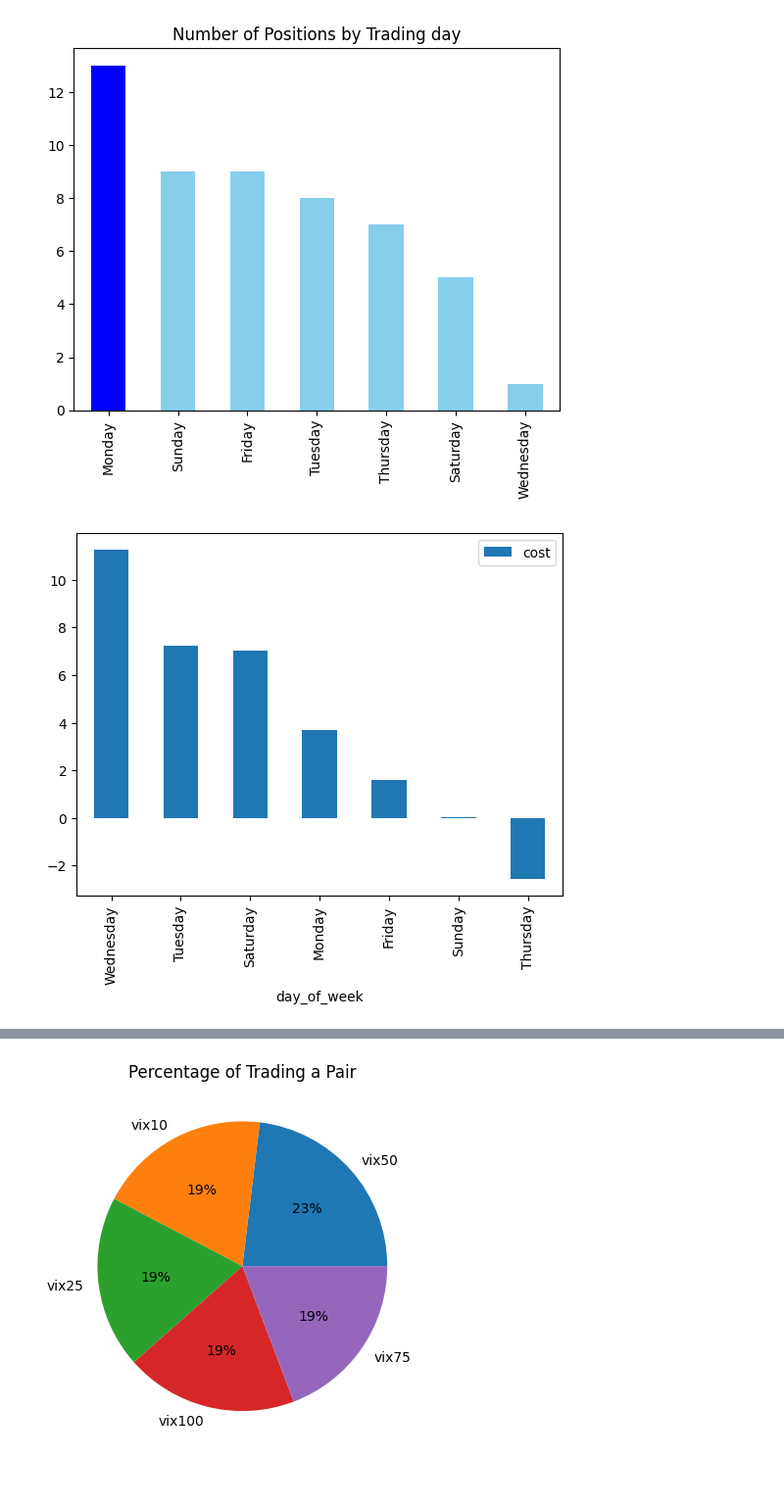
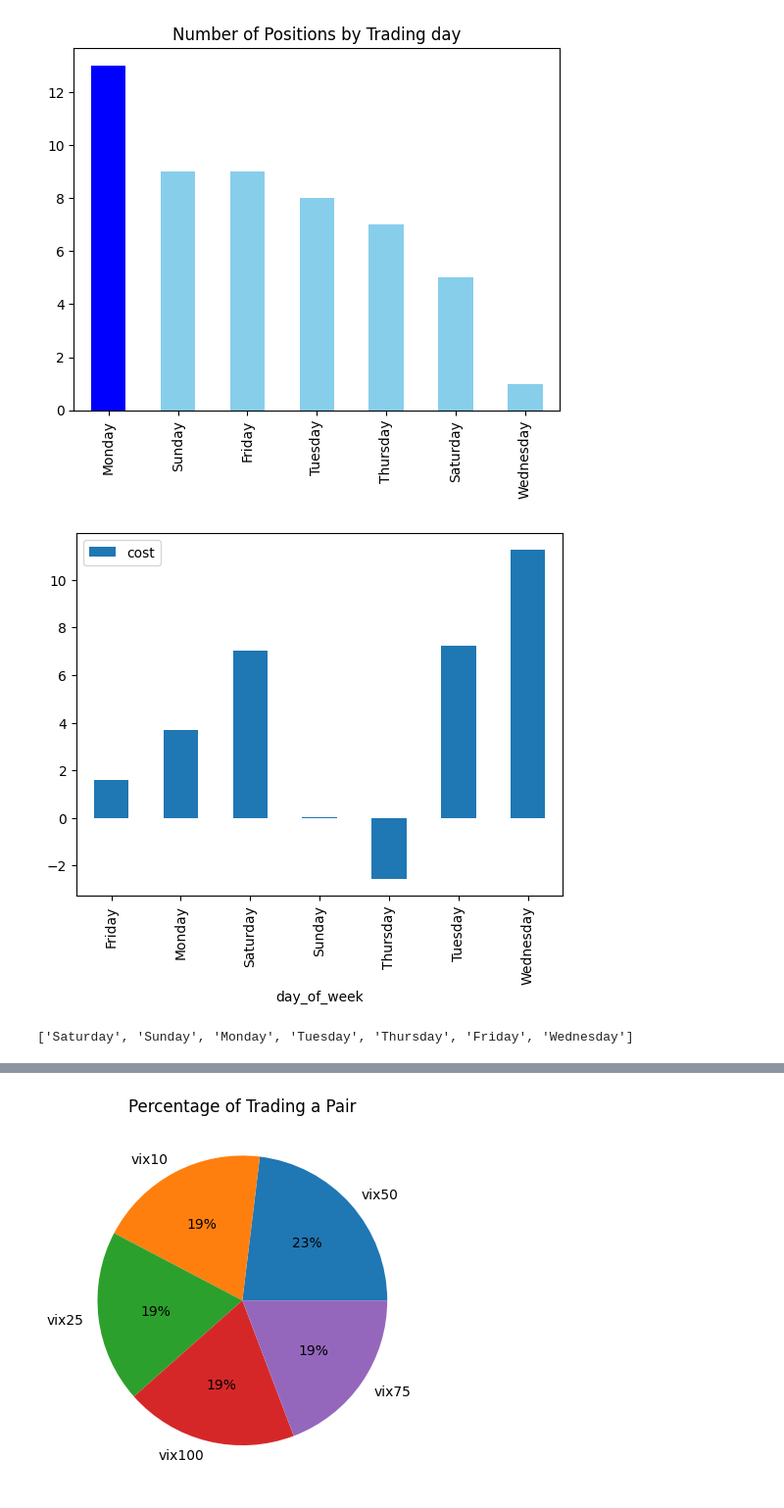
Before and after one commit to ToluPaul/forex, a Jupyter notebook: forex_pred.ipynb, the cells around one changed output, grey strips where cells are left out. Shown at 98% size. Cells and saved outputs as stored; diff of their text form; code cells hidden in the pictures.

```diff
--- a/forex_pred.ipynb
+++ b/forex_pred.ipynb
@@ -139,3 +139,5 @@ See the caveats in the documentation: https://pandas.pydata.org/pandas-docs/stab
 | 2 | vix100 | Sell | tp | 26.46 | 2023-11-05 | 1802.8000 | 1820.6500 | 1749.9100 | 1900-01-01 04:41:05 | 1900-01-01 08:19:21 | 2.963025 | ... |
 | 3 | vix10 | Sell | sl | -3.26 | 2023-11-05 | 7084.9190 | 7091.3930 | 7062.7680 | 1900-01-01 04:41:26 | 1900-01-01 06:54:22 | 3.421532 | ... |
 | 4 | vix50 | Buy | sl | -6.03 | 2023-11-05 | 191.5289 | 190.0258 | 195.7944 | 1900-01-01 13:55:44 | 1900-01-01 16:35:04 | 2.837802 | ... |
+# %%
+vix['day_of_week'] = vix['day_of_week'].asty
@@ -146,7 +151,11 @@ plt.show()
 # %% [output]
 [figure]
 # %%
-vix[['day_of_week', 'cost']].groupby(['day_of_week']).agg('mean').sort_values('cost', ascending=False).plot(kind = 'bar')
+vix[['day_of_week', 'cost']].groupby(['day_of_week']).agg('mean').plot(kind = 'bar')
 plt.show()
 # %% [output]
-[figure, old version]
+[figure, new version]
+# %%
+vix.day_of_week.unique().tolist()
+# %% [output]
+['Saturday', 'Sunday', 'Monday', 'Tuesday', 'Thursday', 'Friday', 'Wednesday']
```
Also changed, not shown: parts of 5 cells of this notebook.
